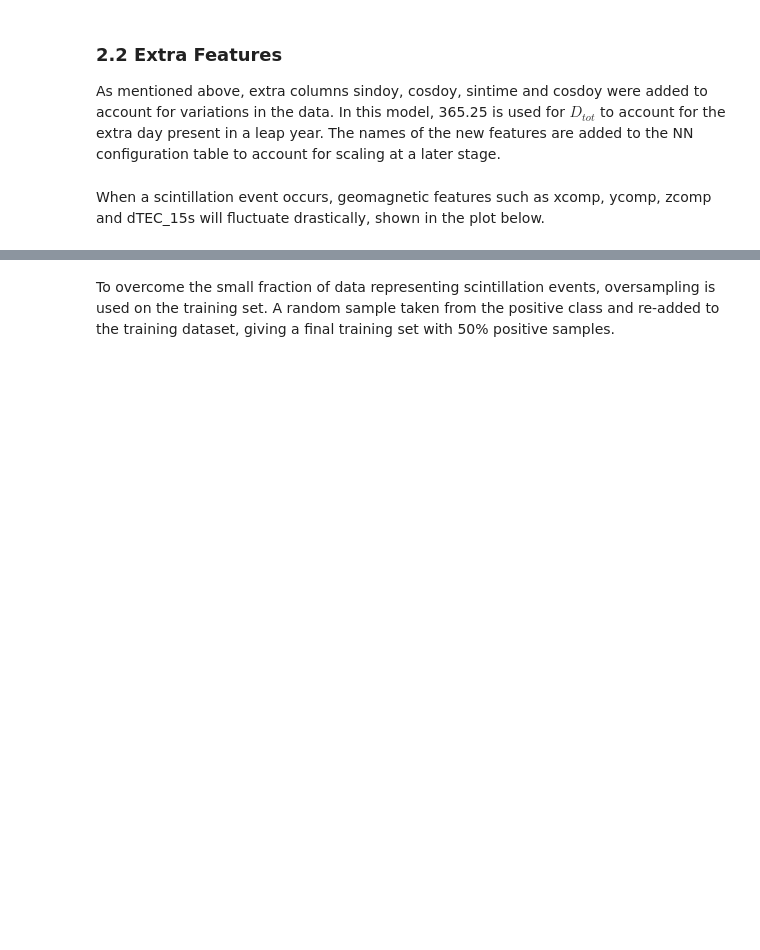
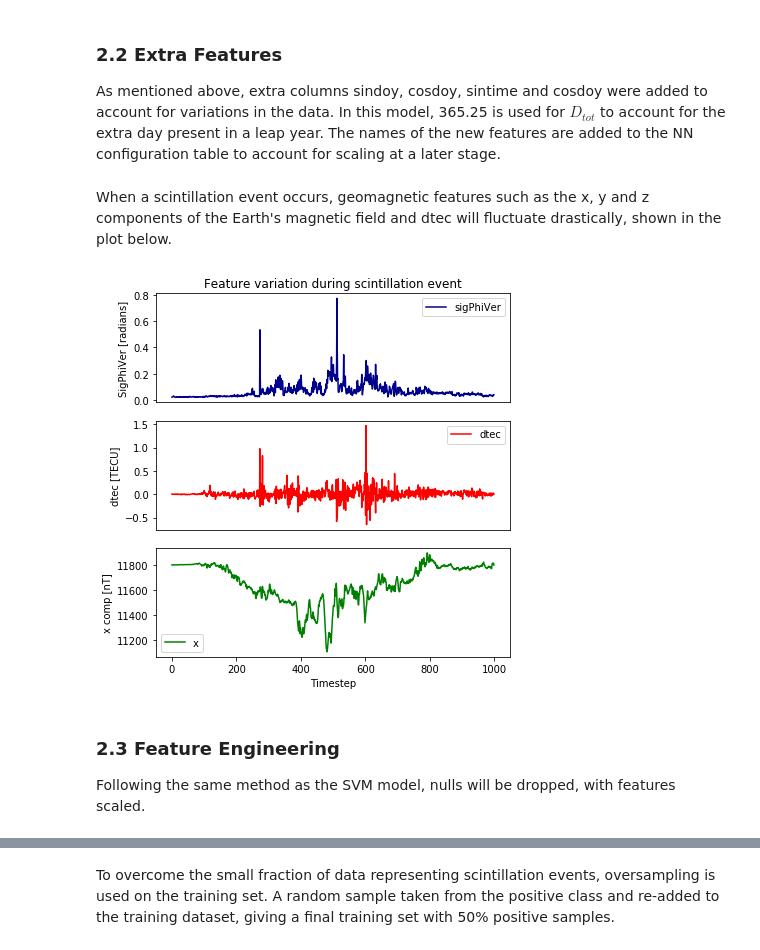
Before and after one commit to kxcontrib/space-weather, a Jupyter notebook: spaceweather.ipynb, the cells around one changed output, grey strips where cells are left out. Drawn from its saved outputs; the diff is of its cells as text; code cells hidden in the pictures; blank space fills up the shorter version.

```diff
--- a/spaceweather.ipynb
+++ b/spaceweather.ipynb
@@ -454,7 +452,11 @@ b:{(2*pi*`int$`minute$x)%1440}
 completeNN:update sindoy:sin a[doy],cosdoy:cos a[doy],sintime:sin b[dt],costime:cos b[dt]from completeNN
 {configNN,:(x;y;1b;z)}'[4#`completeNN;`sindoy`cosdoy`sintime`costime;(log1p;log1p;(::);(::))];
 # %% [markdown]
-When a scintillation event occurs, geomagnetic features such as xcomp, ycomp, zcomp and dTEC_15s will fluctuate drastically, shown in the plot below.
+When a scintillation event occurs, geomagnetic features such as the x, y and z components of the Earth's magnetic field and dtec will fluctuate drastically, shown in the plot below.
+# %%
+scintplot[completeNN]
+# %% [output]
+[figure, added]
 # %%
 newval:{abs(x-avg x)}
 completeNN:update newx:newval x,newy:newval y,newz:newval z,newdtec:newval dtec from completeNN
@@ -462,3 +464,6 @@ completeNN:update newx:newval x,newy:newval y,newz:newval z,newdtec:newval dtec
 # %%
 /add target columns for each prediction time
 completeNN:predVal/[completeNN;predTime]
+# %% [markdown]
+### 2.3 Feature Engineering
+Following the same method as the SVM model, nulls will be dropped, with features scaled.
```
Also changed, not shown: parts of 52 cells of this notebook.
